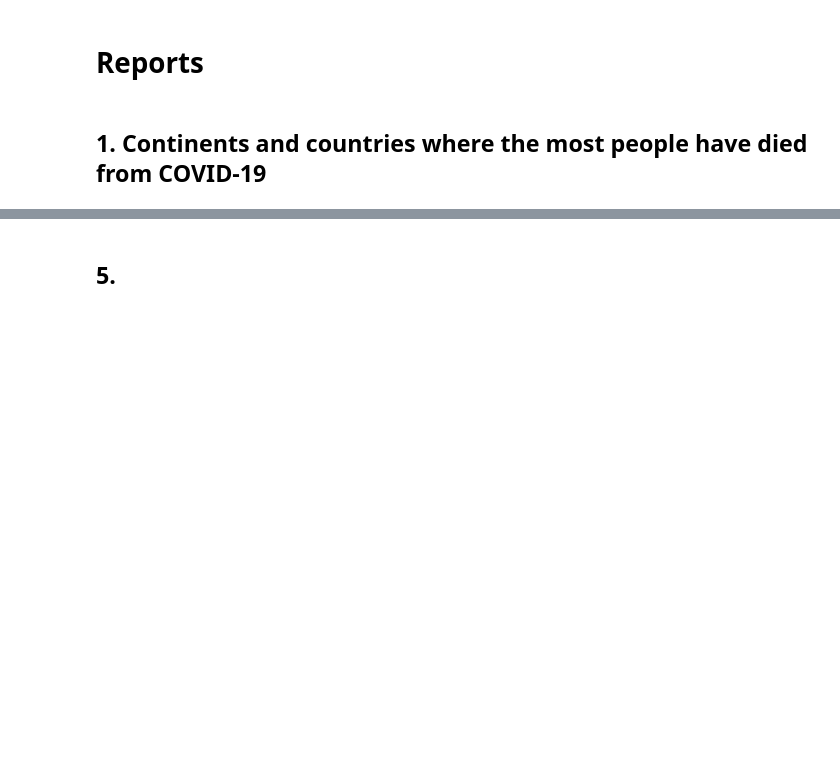
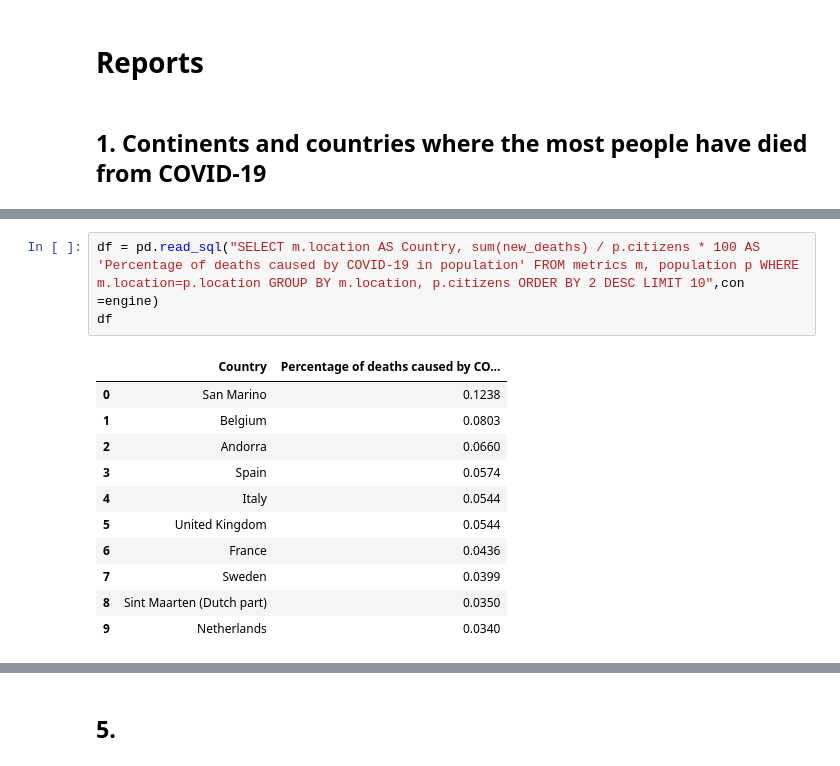
Before and after one commit to arturplath/BRiS_Project, a Jupyter notebook: BRiS.ipynb, the cells around one changed output, grey strips where cells are left out. Saved outputs shown, nothing was run; the diff lists cells and outputs as text; blank space fills up the shorter version.

```diff
--- a/BRiS.ipynb
+++ b/BRiS.ipynb
@@ -152,0 +164,15 @@ df
+# %%
+df = pd.read_sql("SELECT m.location AS Country, sum(new_deaths) / p.citizens * 100 AS 'Percentage of deaths caused by COVID-19 in population' FROM metrics m, population p WHERE m.location=p.location GROUP BY m.location, p.citizens ORDER BY 2 DESC LIMIT 10",con =engine)
+df
+# %% [output]
+|  | Country | Percentage of deaths caused by CO... |
+| 0 | San Marino | 0.1238 |
+| 1 | Belgium | 0.0803 |
+| 2 | Andorra | 0.0660 |
+| 3 | Spain | 0.0574 |
+| 4 | Italy | 0.0544 |
+| 5 | United Kingdom | 0.0544 |
+| 6 | France | 0.0436 |
+| 7 | Sweden | 0.0399 |
+| 8 | Sint Maarten (Dutch part) | 0.0350 |
+| 9 | Netherlands | 0.0340 |
```
Also changed, not shown: parts of 19 cells of this notebook.
